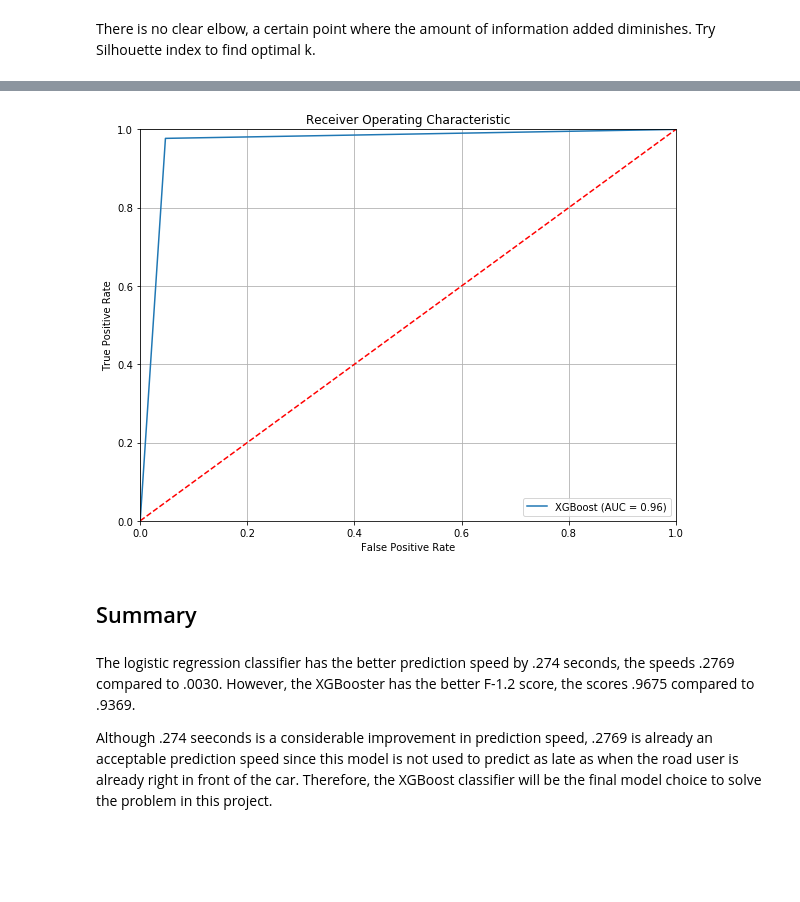
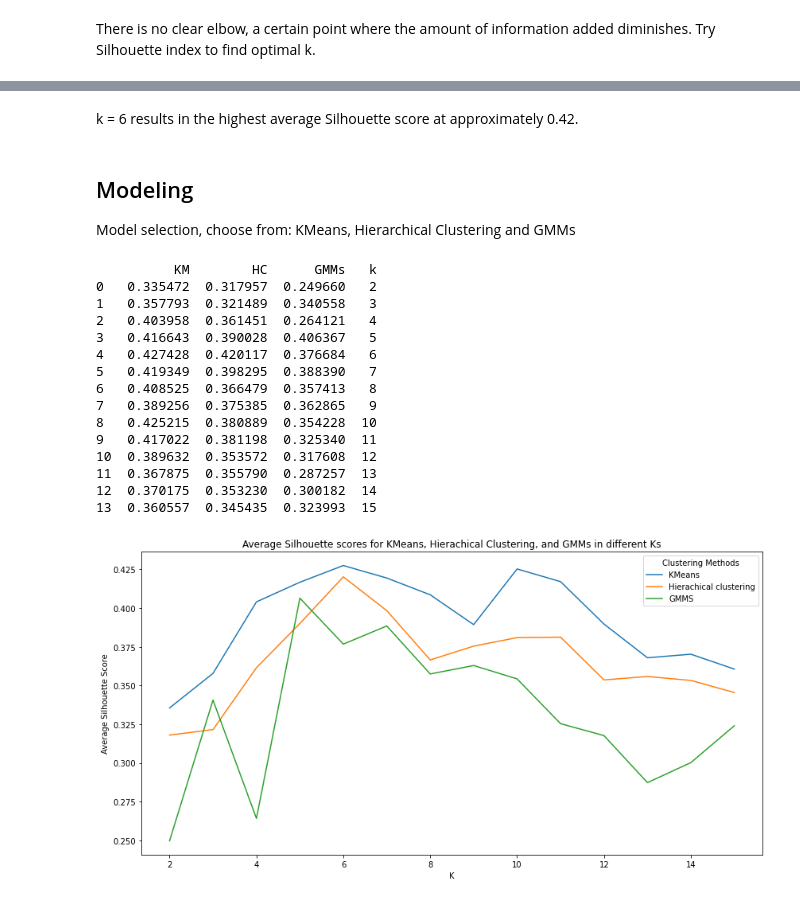
Before and after one commit to Kpeng511/Customer-Clustering, a Jupyter notebook: mall.ipynb, the cells around one changed output, grey strips where cells are left out. Cells and saved outputs as stored; diff of their text form; code cells hidden in the pictures; blank space fills up the shorter version.

```diff
--- a/mall.ipynb
+++ b/mall.ipynb
@@ -634,11 +426,68 @@ roc('Logistic Regression', y_test, logit_y_pred)
-# %%
-### tree XGBooster ###
-roc('XGBoost', y_test, xgbc_y_pred)
-# %% [output]
-[figure, removed]
-# %% [markdown]
-## Summary
-# %% [markdown]
-The logistic regression classifier has the better prediction speed by .274 seconds, the speeds .2769 compared to .0030. However, the XGBooster has the better F-1.2 score, the scores .9675 compared to .9369.
-
-Although .274 seeconds is a considerable improvement in prediction speed, .2769 is already an acceptable prediction speed since this model is not used to predict as late as when the road user is already right in front of the car. Therefore, the XGBoost classifier will be the final model choice to solve the problem in this project.
+# %% [markdown]
+k = 6 results in the highest average Silhouette score at approximately 0.42.
+# %% [markdown]
+## Modeling
+Model selection, choose from: KMeans, Hierarchical Clustering and GMMs
+# %%
+def plot_km_hc_gmms_in_different_ks(df_transformed, start_k, end_k):
+    from sklearn.cluster import AgglomerativeClustering
+    from sklearn.mixture import GaussianMixture
+
+    avg_silhouette_scores = []
+
+    for k in range(start_k, end_k+1):
+
+        # Run the KMeans algorithm
+        km = KMeans(n_clusters=k)
+        km_labels = km.fit_predict(df_transformed)
+
+        # Run the Hierachical clustering algorithm
+        hc = AgglomerativeClustering(n_clusters=k, affinity='euclidean', linkage='ward').fit(df_transformed)
+        hc_labels = hc.labels_
+
+        # Run the GMMs algorithm
+        gm = GaussianMixture(covariance_type="spherical", n_components=k, random_state=0).fit(df_transformed)
+        gm_labels = GaussianMixture(n_components=k, random_state=0).fit_predict(df_transformed)
+
+        # calculate average silhouette scores
+        km_silhouette_vals = silhouette_samples(df_transformed, km_labels)
+        hc_silhouette_vals = silhouette_samples(df_transformed, hc_labels)
+        gm_silhouette_vals = silhouette_samples(df_transformed, gm_labels)
+        km_avg_score = np.mean(km_silhouette_vals)
+        hc_avg_score = np.mean(hc_silhouette_vals)
+        gm_avg_score = np.mean(gm_silhouette_vals)
+        avg_silhouette_scores.append([km_avg_score, hc_avg_score, gm_avg_score])
+
+    df_avg_silhouette_scores = pd.DataFrame(avg_silhouette_scores, columns = ['KM', 'HC', "GMMs"])
+    df_avg_silhouette_scores["k"] = range(start_k, end_k+1)
+    print(df_avg_silhouette_scores)
+
+    # plot male and female left-handedness rates vs. age
+    fig, ax = plt.subplots() # create figure and axis objects
+    fig.set_size_inches(14, 7)
+    ax.set_title('Average Silhouette scores for KMeans, Hierachical Clustering, and GMMs in different Ks')
+    ax.plot('k', 'KM', data=df_avg_silhouette_scores)
+    ax.plot('k', 'HC', data=df_avg_silhouette_scores)
+    ax.plot('k', 'GMMs', data=df_avg_silhouette_scores)
+    ax.legend(['KMeans',"Hierachical clustering", "GMMS"], title="Clustering Methods") # add a legend
+    ax.set_xlabel('K')
+    ax.set_ylabel("Average Silhouette Score");
+
+plot_km_hc_gmms_in_different_ks(df_transformed, 2, 15)
+# %% [output]
+          KM        HC      GMMs   k
+0   0.335472  0.317957  0.249660   2
+1   0.357793  0.321489  0.340558   3
+2   0.403958  0.361451  0.264121   4
+3   0.416643  0.390028  0.406367   5
+4   0.427428  0.420117  0.376684   6
+5   0.419349  0.398295  0.388390   7
+6   0.408525  0.366479  0.357413   8
+7   0.389256  0.375385  0.362865   9
+8   0.425215  0.380889  0.354228  10
+9   0.417022  0.381198  0.325340  11
+10  0.389632  0.353572  0.317608  12
+11  0.367875  0.355790  0.287257  13
+12  0.370175  0.353230  0.300182  14
+13  0.360557  0.345435  0.323993  15
+[figure, added]
```
Also changed, not shown: parts of 38 cells of this notebook.
